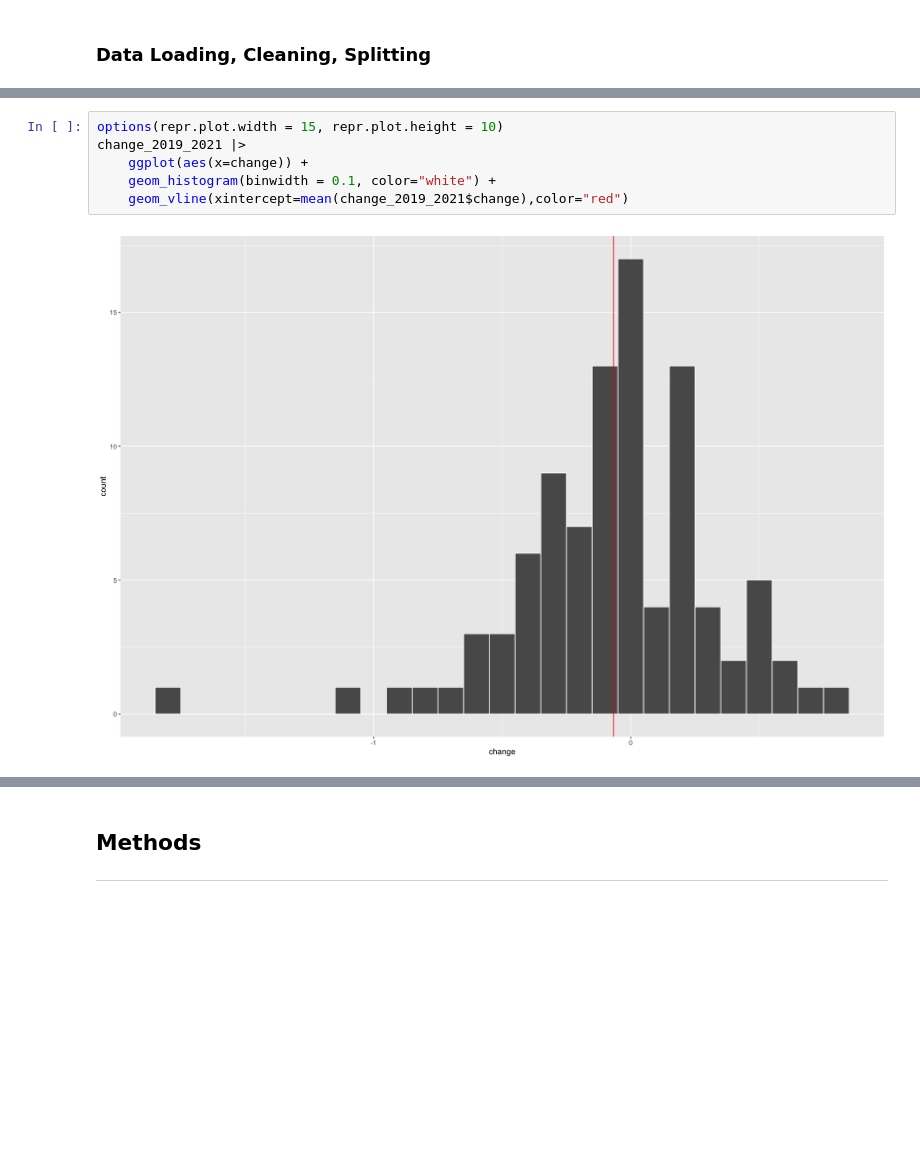
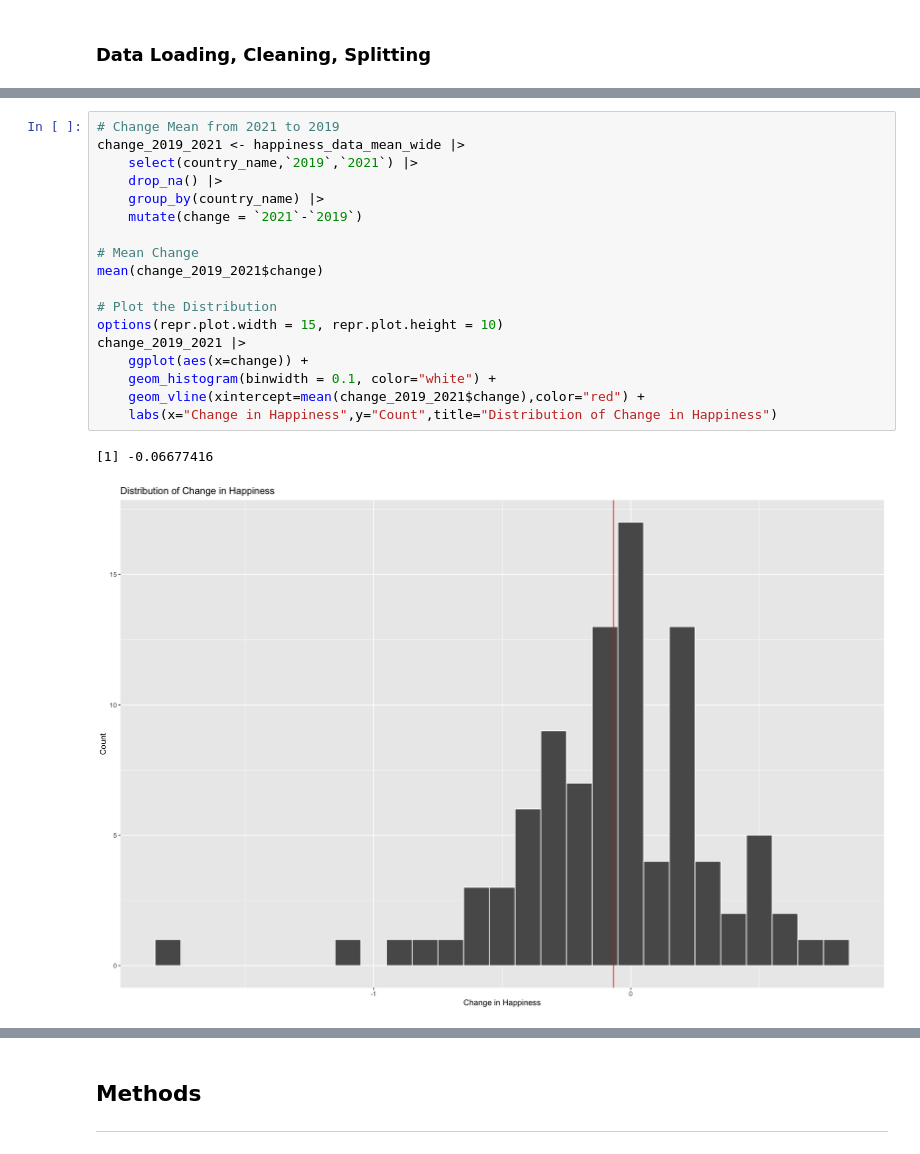
Before and after one commit to ericpien/Impact-of-COVID-19-on-Happiness, a Jupyter notebook: proposal.ipynb, the cells around one changed output, grey strips where cells are left out. Drawn from its saved outputs; the diff is of its cells as text; blank space fills up the shorter version.

Commit message:
Update proposal.ipynb
Complete preliminary Result Section
+ New Summary Charts
+ Change in happiness 2019 to 2021
+ Distribution of change in happiness
+ Mean change in 2019 and 2021

```diff
--- a/proposal.ipynb
+++ b/proposal.ipynb
@@ -108,8 +153,21 @@ change_2019_2021 <- happiness_data_wide |>
 # %%
+# Change Mean from 2021 to 2019
+change_2019_2021 <- happiness_data_mean_wide |>
+    select(country_name,`2019`,`2021`) |>
+    drop_na() |>
+    group_by(country_name) |>
+    mutate(change = `2021`-`2019`)
+
+# Mean Change
+mean(change_2019_2021$change)
+
+# Plot the Distribution
 options(repr.plot.width = 15, repr.plot.height = 10)
 change_2019_2021 |>
     ggplot(aes(x=change)) +
     geom_histogram(binwidth = 0.1, color="white") +
-    geom_vline(xintercept=mean(change_2019_2021$change),color="red")
+    geom_vline(xintercept=mean(change_2019_2021$change),color="red") +
+    labs(x="Change in Happiness",y="Count",title="Distribution of Change in Happiness")
 # %% [output]
+[1] -0.06677416
-[figure, old version]
+[figure, new version]
```
Also changed, not shown: parts of 16 cells of this notebook.
